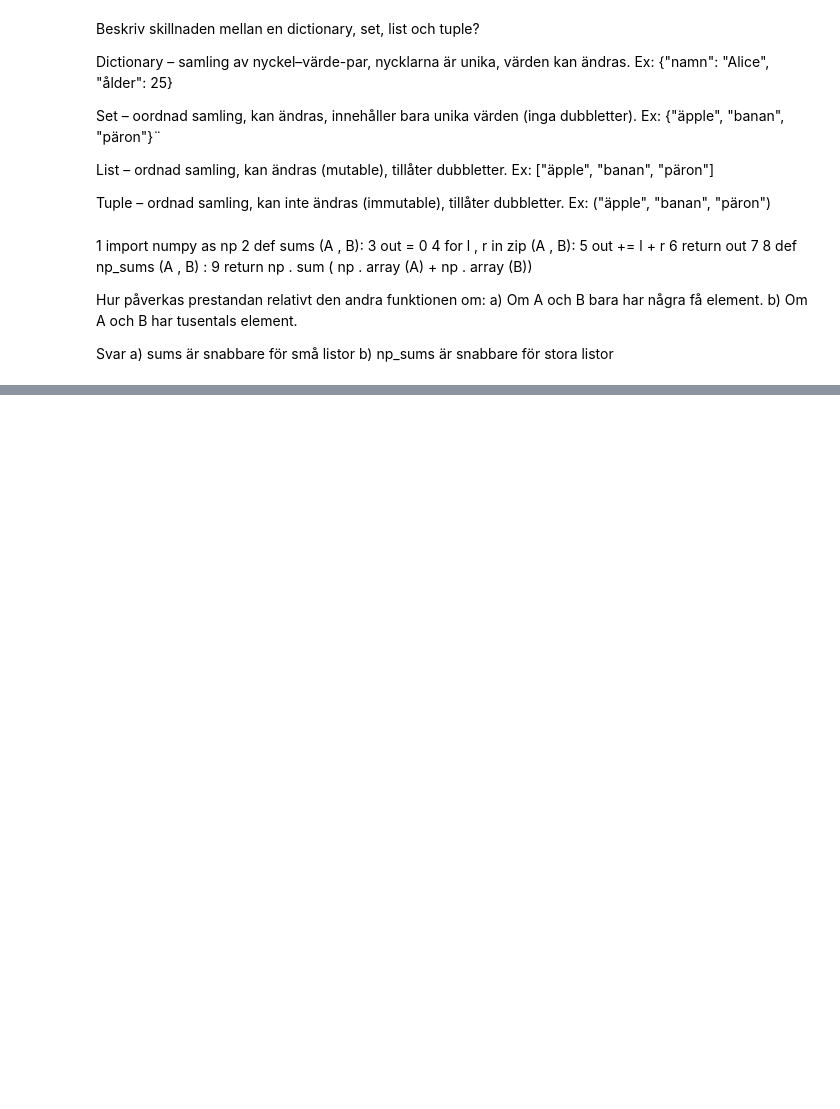
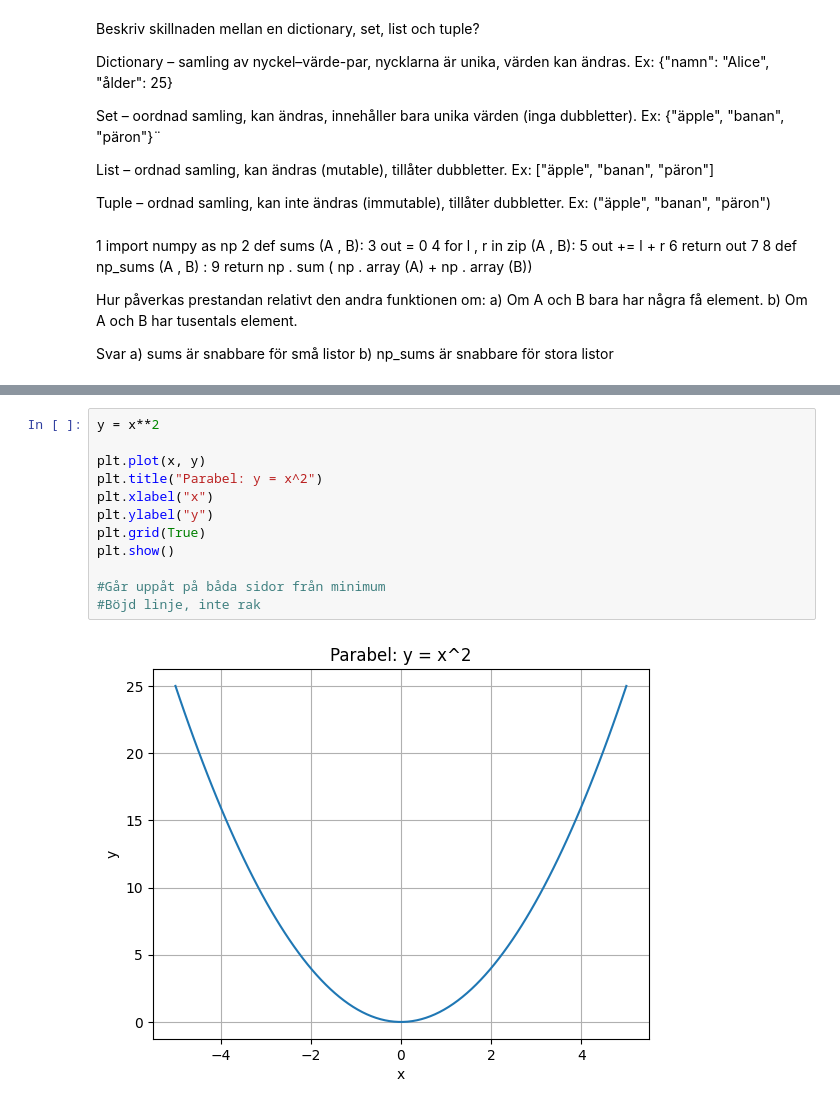
Before and after one commit to EmiJov/python-programming-EMILIA-JOVANOVIC, a Jupyter notebook: Övningar inför tentamen/Python övningstenta.ipynb, the cells around one changed output, grey strips where cells are left out. Drawn from its saved outputs; the diff is of its cells as text; blank space fills up the shorter version.

```diff
--- a/Övningar inför tentamen/Python övningstenta.ipynb
+++ b/Övningar inför tentamen/Python övningstenta.ipynb
@@ -130,0 +149,14 @@ b) np_sums är snabbare för stora listor
+# %%
+y = x**2
+
+plt.plot(x, y)
+plt.title("Parabel: y = x^2")
+plt.xlabel("x")
+plt.ylabel("y")
+plt.grid(True)
+plt.show()
+
+#Går uppåt på båda sidor från minimum
+#Böjd linje, inte rak
+# %% [output]
+[figure, added]
```
Also changed, not shown: parts of 7 cells of this notebook.
